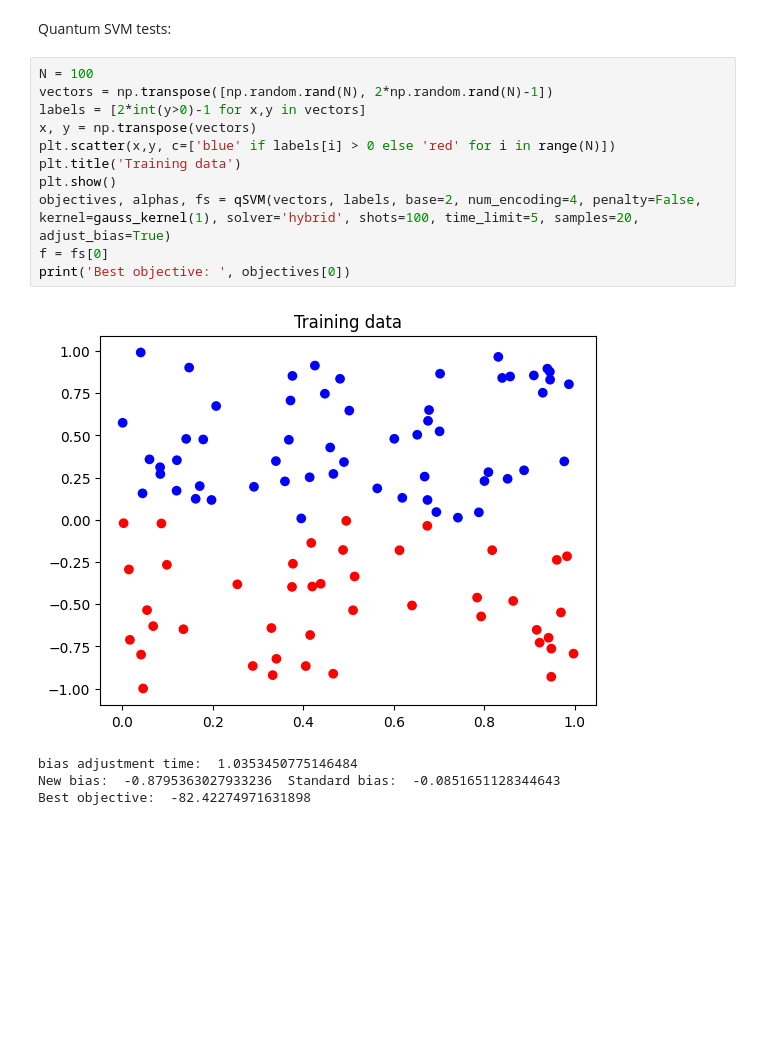
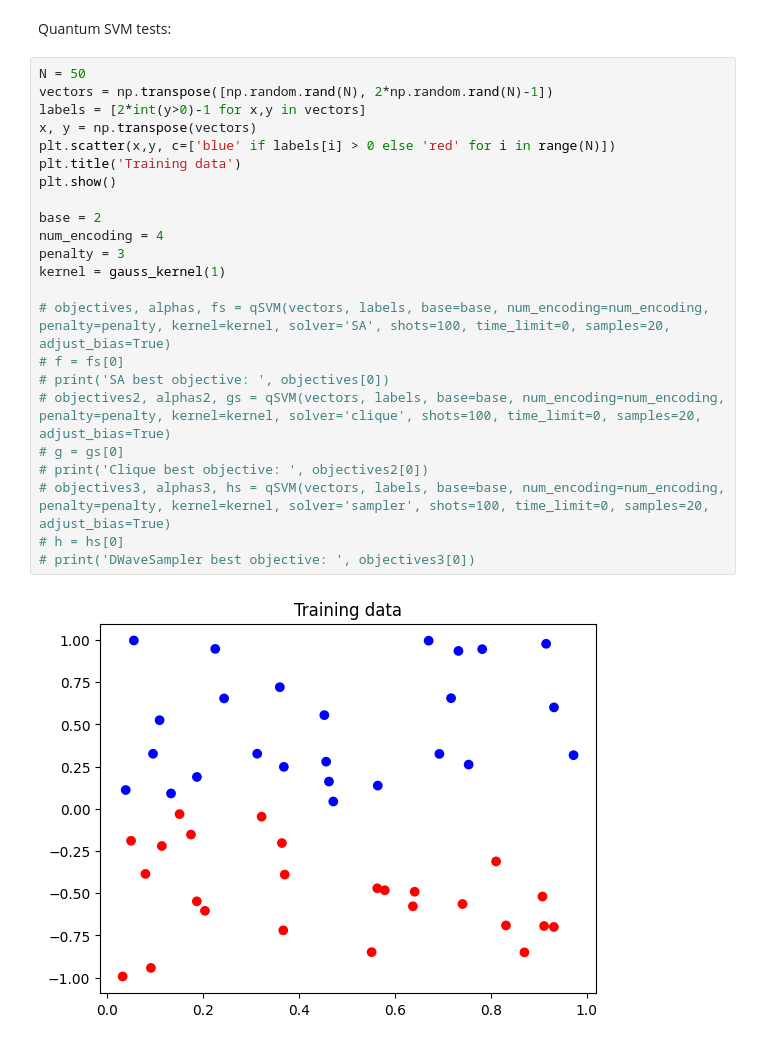
Before and after one commit to oliverszal/CML_benchmarks, a Jupyter notebook: SVM.ipynb, the cells around one changed output. Saved outputs shown, nothing was run; the diff lists cells and outputs as text; blank space fills up the shorter version.

```diff
--- a/SVM.ipynb
+++ b/SVM.ipynb
@@ -270,18 +377,27 @@ def accuracy(f, test_vectors, test_labels):
 # %% [markdown]
 Quantum SVM tests:
 # %%
-N = 100
+N = 50
 vectors = np.transpose([np.random.rand(N), 2*np.random.rand(N)-1])
 labels = [2*int(y>0)-1 for x,y in vectors]
 x, y = np.transpose(vectors)
 plt.scatter(x,y, c=['blue' if labels[i] > 0 else 'red' for i in range(N)])
 plt.title('Training data')
 plt.show()
-objectives, alphas, fs = qSVM(vectors, labels, base=2, num_encoding=4, penalty=False, kernel=gauss_kernel(1), solver='hybrid', shots=100, time_limit=5, samples=20, adjust_bias=True)
-f = fs[0]
-print('Best objective: ', objectives[0])
+
+base = 2
+num_encoding = 4
+penalty = 3
+kernel = gauss_kernel(1)
+
+# objectives, alphas, fs = qSVM(vectors, labels, base=base, num_encoding=num_encoding, penalty=penalty, kernel=kernel, solver='SA', shots=100, time_limit=0, samples=20, adjust_bias=True)
+# f = fs[0]
+# print('SA best objective: ', objectives[0])
+# objectives2, alphas2, gs = qSVM(vectors, labels, base=base, num_encoding=num_encoding, penalty=penalty, kernel=kernel, solver='clique', shots=100, time_limit=0, samples=20, adjust_bias=True)
+# g = gs[0]
+# print('Clique best objective: ', objectives2[0])
+# objectives3, alphas3, hs = qSVM(vectors, labels, base=base, num_encoding=num_encoding, penalty=penalty, kernel=kernel, solver='sampler', shots=100, time_limit=0, samples=20, adjust_bias=True)
+# h = hs[0]
+# print('DWaveSampler best objective: ', objectives3[0])
 # %% [output]
-[figure, old version]
+[figure, new version]
-bias adjustment time:  1.0353450775146484
-New bias:  -0.8795363027933236  Standard bias:  -0.0851651128344643
-Best objective:  -82.42274971631898
```
Also changed, not shown: parts of 26 cells of this notebook.
